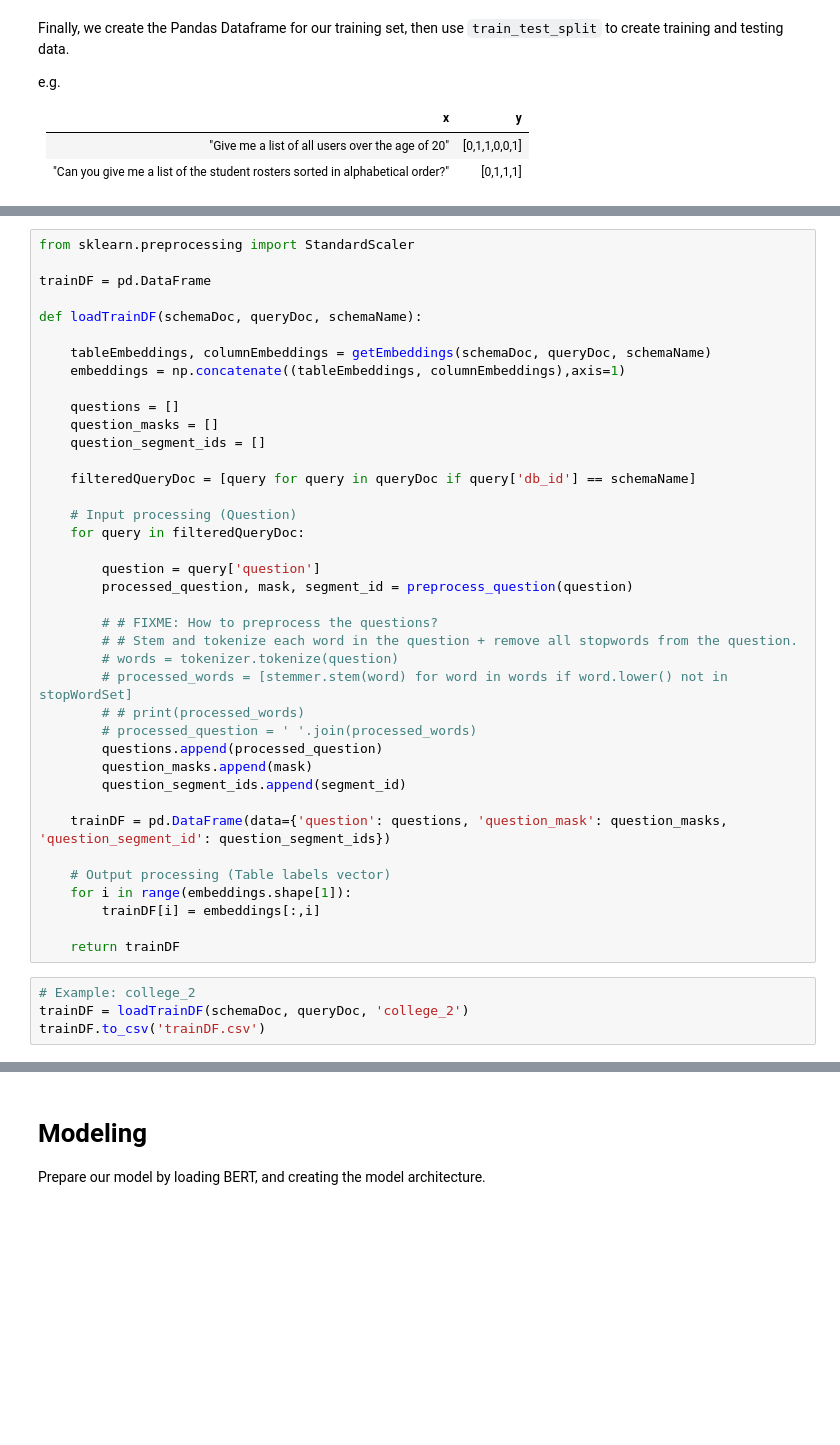
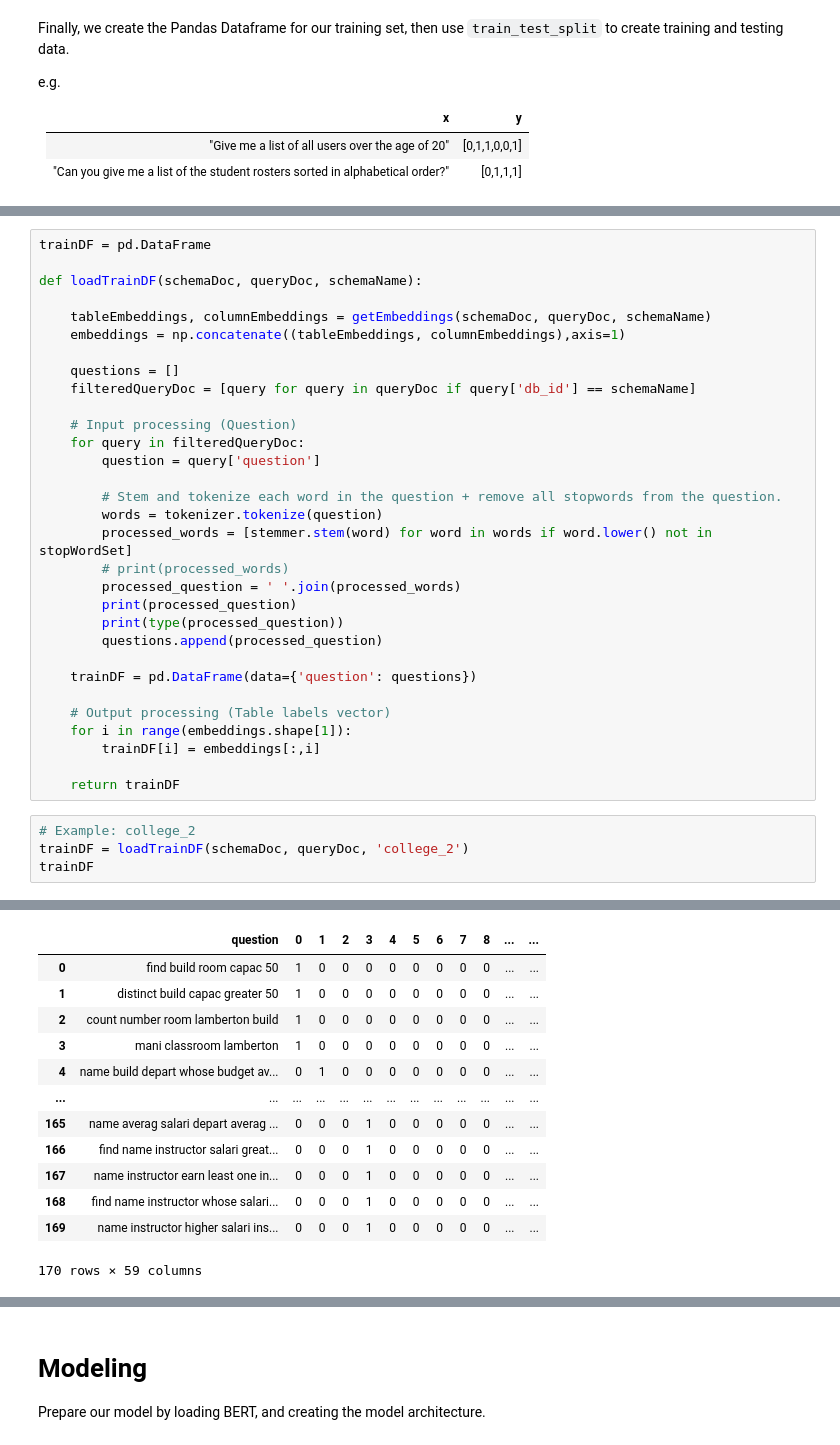
Before and after one commit to mplennon617/cs5322-texttosql, a Jupyter notebook: model.ipynb, the cells around one changed output, grey strips where cells are left out. Saved outputs shown, nothing was run; the diff lists cells and outputs as text; blank space fills up the shorter version.

Commit message:
Revert "Added new model with tokenized BERT inputs, not working"
This reverts commit cf8922bd78c447ce307ea8a08dffb28ce875ca2f.

```diff
--- a/model.ipynb
+++ b/model.ipynb
@@ -135,6 +123,4 @@ def preprocess_question(question):
 # %%
-from sklearn.preprocessing import StandardScaler
-
 trainDF = pd.DataFrame
 
 def loadTrainDF(schemaDoc, queryDoc, schemaName):
@@ -143,28 +129,22 @@ def loadTrainDF(schemaDoc, queryDoc, schemaName):
     embeddings = np.concatenate((tableEmbeddings, columnEmbeddings),axis=1)
 
     questions = []
-    question_masks = []
-    question_segment_ids = []
-
     filteredQueryDoc = [query for query in queryDoc if query['db_id'] == schemaName]
 
     # Input processing (Question)
     for query in filteredQueryDoc:
+        question = query['question']
 
-        question = query['question']
-        processed_question, mask, segment_id = preprocess_question(question)
+        # Stem and tokenize each word in the question + remove all stopwords from the question.
+        words = tokenizer.tokenize(question)
+        processed_words = [stemmer.stem(word) for word in words if word.lower() not in stopWordSet]
+        # print(processed_words)
+        processed_question = ' '.join(processed_words)
+        print(processed_question)
+        print(type(processed_question))
+        questions.append(processed_question)
 
-        # # FIXME: How to preprocess the questions?
-        # # Stem and tokenize each word in the question + remove all stopwords from the question.
-        # words = tokenizer.tokenize(question)
-        # processed_words = [stemmer.stem(word) for word in words if word.lower() not in stopWordSet]
-        # # print(processed_words)
-        # processed_question = ' '.join(processed_words)
-        questions.append(processed_question)
-        question_masks.append(mask)
-        question_segment_ids.append(segment_id)
-
-    trainDF = pd.DataFrame(data={'question': questions, 'question_mask': question_masks, 'question_segment_id': question_segment_ids})
+    trainDF = pd.DataFrame(data={'question': questions})
 
     # Output processing (Table labels vector)
     for i in range(embeddings.shape[1]):
@@ -174,5 +154,5 @@ def loadTrainDF(schemaDoc, queryDoc, schemaName):
 # %%
 # Example: college_2
 trainDF = loadTrainDF(schemaDoc, queryDoc, 'college_2')
-trainDF.to_csv('trainDF.csv')
+trainDF
 # %% [output]
@@ -180,3 +176,16 @@ AttributeError: '_UserObject' object has no attribute 'vocab'
+|  | question | 0 | 1 | 2 | 3 | 4 | 5 | 6 | 7 | 8 | ... | ... |
+| 0 | find build room capac 50 | 1 | 0 | 0 | 0 | 0 | 0 | 0 | 0 | 0 | ... | ... |
+| 1 | distinct build capac greater 50 | 1 | 0 | 0 | 0 | 0 | 0 | 0 | 0 | 0 | ... | ... |
+| 2 | count number room lamberton build | 1 | 0 | 0 | 0 | 0 | 0 | 0 | 0 | 0 | ... | ... |
+| 3 | mani classroom lamberton | 1 | 0 | 0 | 0 | 0 | 0 | 0 | 0 | 0 | ... | ... |
+| 4 | name build depart whose budget av... | 0 | 1 | 0 | 0 | 0 | 0 | 0 | 0 | 0 | ... | ... |
+| ... | ... | ... | ... | ... | ... | ... | ... | ... | ... | ... | ... | ... |
+| 165 | name averag salari depart averag ... | 0 | 0 | 0 | 1 | 0 | 0 | 0 | 0 | 0 | ... | ... |
+| 166 | find name instructor salari great... | 0 | 0 | 0 | 1 | 0 | 0 | 0 | 0 | 0 | ... | ... |
+| 167 | name instructor earn least one in... | 0 | 0 | 0 | 1 | 0 | 0 | 0 | 0 | 0 | ... | ... |
+| 168 | find name instructor whose salari... | 0 | 0 | 0 | 1 | 0 | 0 | 0 | 0 | 0 | ... | ... |
+| 169 | name instructor higher salari ins... | 0 | 0 | 0 | 1 | 0 | 0 | 0 | 0 | 0 | ... | ... |
+170 rows × 59 columns
 # %%
 from sklearn.model_selection import train_test_split
 
```
Also changed, not shown: parts of 13 cells of this notebook, 1 other file.
